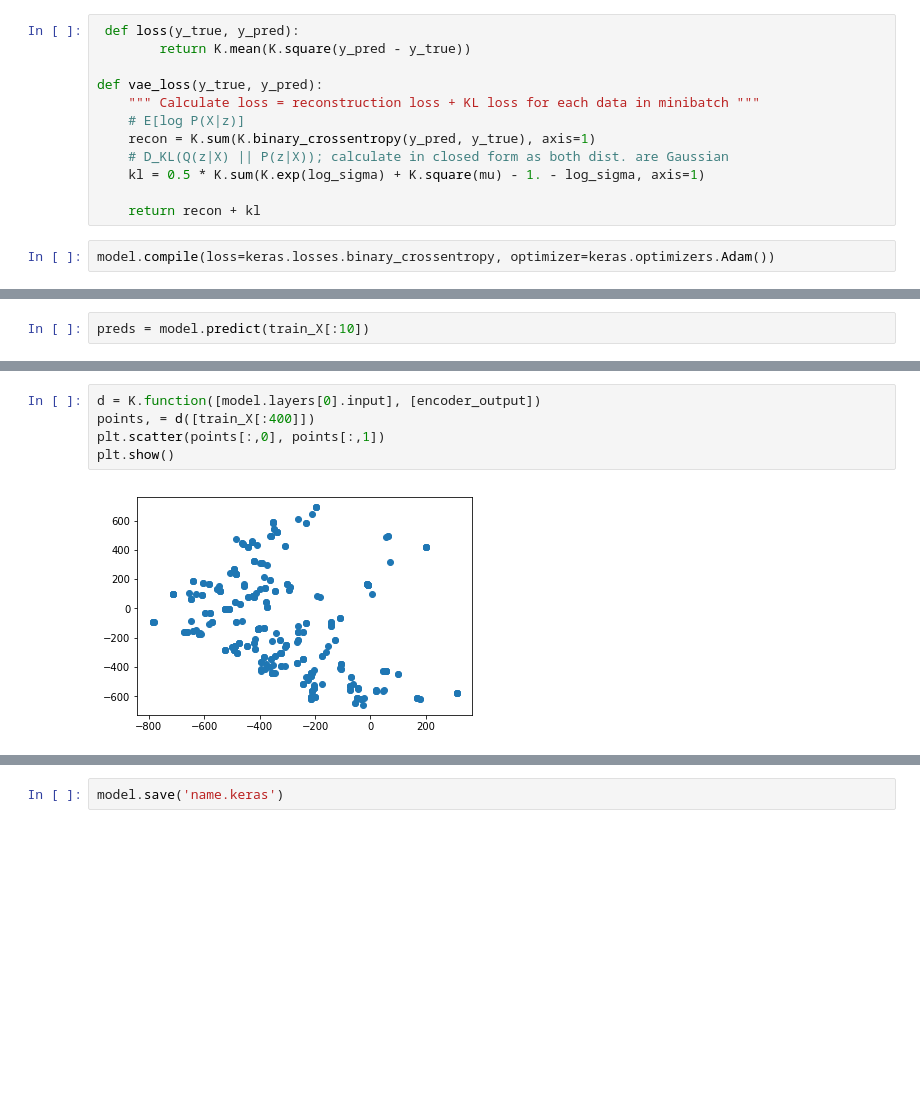
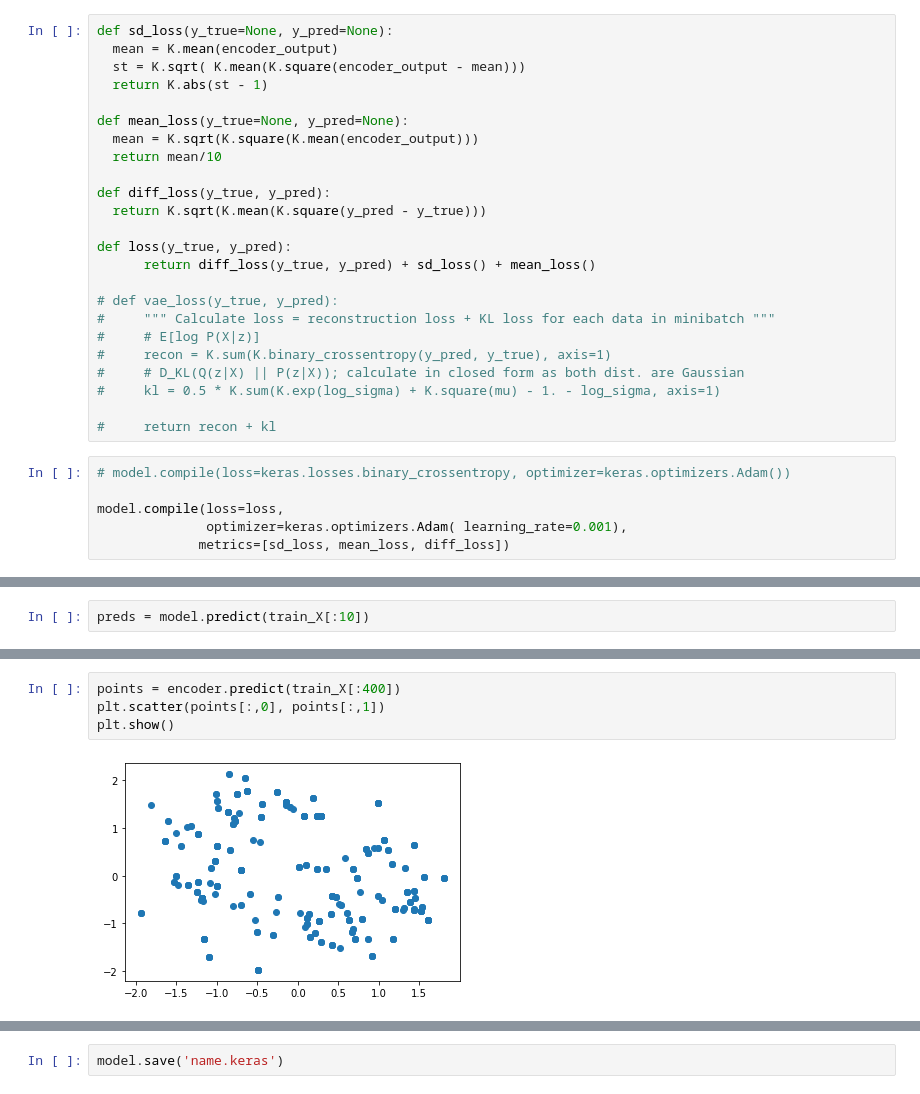
Before and after one commit to ZackAkil/webpage-autoencoder, a Jupyter notebook: Text_AutoEncoder.ipynb, the cells around one changed output, grey strips where cells are left out. Cells and saved outputs as stored; diff of their text form; blank space fills up the shorter version.

Commit message:
added clustering for fun, made it considerate of standard deviation and mean within encoding layer

```diff
--- a/Text_AutoEncoder.ipynb
+++ b/Text_AutoEncoder.ipynb
@@ -202,17 +231,33 @@ tfjs.converters.save_keras_model(decoder, 'tfjs')
 # %%
- def loss(y_true, y_pred):
-        return K.mean(K.square(y_pred - y_true))
+def sd_loss(y_true=None, y_pred=None):
+  mean = K.mean(encoder_output)
+  st = K.sqrt( K.mean(K.square(encoder_output - mean)))
+  return K.abs(st - 1)
 
-def vae_loss(y_true, y_pred):
-    """ Calculate loss = reconstruction loss + KL loss for each data in minibatch """
-    # E[log P(X|z)]
-    recon = K.sum(K.binary_crossentropy(y_pred, y_true), axis=1)
-    # D_KL(Q(z|X) || P(z|X)); calculate in closed form as both dist. are Gaussian
-    kl = 0.5 * K.sum(K.exp(log_sigma) + K.square(mu) - 1. - log_sigma, axis=1)
+def mean_loss(y_true=None, y_pred=None):
+  mean = K.sqrt(K.square(K.mean(encoder_output)))
+  return mean/10
 
-    return recon + kl
+def diff_loss(y_true, y_pred):
+  return K.sqrt(K.mean(K.square(y_pred - y_true)))
+
+def loss(y_true, y_pred):
+      return diff_loss(y_true, y_pred) + sd_loss() + mean_loss()
+
+# def vae_loss(y_true, y_pred):
+#     """ Calculate loss = reconstruction loss + KL loss for each data in minibatch """
+#     # E[log P(X|z)]
+#     recon = K.sum(K.binary_crossentropy(y_pred, y_true), axis=1)
+#     # D_KL(Q(z|X) || P(z|X)); calculate in closed form as both dist. are Gaussian
+#     kl = 0.5 * K.sum(K.exp(log_sigma) + K.square(mu) - 1. - log_sigma, axis=1)
+
+#     return recon + kl
 # %%
-model.compile(loss=keras.losses.binary_crossentropy, optimizer=keras.optimizers.Adam())
+# model.compile(loss=keras.losses.binary_crossentropy, optimizer=keras.optimizers.Adam())
+
+model.compile(loss=loss,
+              optimizer=keras.optimizers.Adam( learning_rate=0.001),
+             metrics=[sd_loss, mean_loss, diff_loss])
 # %%
 train_X = np.reshape(X, [*X.shape, 1])
 # %%
@@ -267,10 +309,9 @@ for input, pred in zip(train_X[:10], preds):
 ... (8 outputs left out)
 # %%
-d = K.function([model.layers[0].input], [encoder_output])
-points, = d([train_X[:400]])
+points = encoder.predict(train_X[:400])
 plt.scatter(points[:,0], points[:,1])
 plt.show()
 # %% [output]
-[figure, old version]
+[figure, new version]
 # %%
 #@title Default title text { run: "auto" }
```
Also changed, not shown: parts of 20 cells of this notebook.
